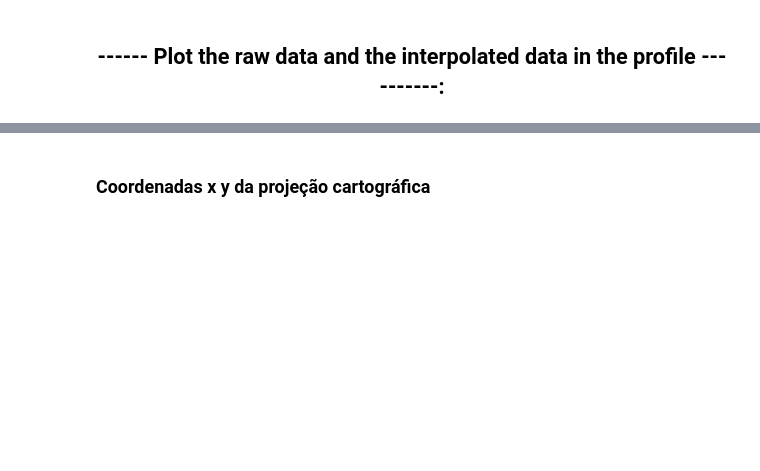
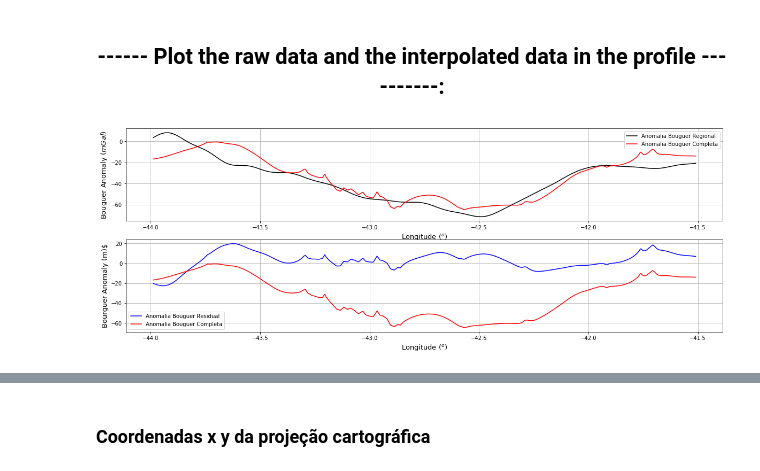
Before and after one commit to MathewsAndrade/Mathews_codes, a Jupyter notebook: data_barreirinhas2.ipynb, the cells around one changed output, grey strips where cells are left out. Cells and saved outputs as stored; diff of their text form; code cells hidden in the pictures; blank space fills up the shorter version.

Commit message:
Correct residual computation from satelite data (ICGEM). User-defined point calculations. Checked!

```diff
--- a/data_barreirinhas2.ipynb
+++ b/data_barreirinhas2.ipynb
@@ -17,20 +17,21 @@ import utm
 # %%
 # importacao das funções externas ao anaconda:
 from modules.auxiliars import inv_power_dist
+# %%
+# Diretorios das maquinas do Rod e do Mat:
+
+caminhomat= '../dados_reais/'
+caminhorod= '../dados_reais/Barreirinhas/'
 # %%
 # leitura dos dados via pandas e via numpy:
+
 # 1) dados do nielsen:
-data = pd.read_table('../dados_reais/Barreirinhas/data_barreirinhas.txt')
+data = pd.read_table (caminhomat + 'data_barreirinhas.txt')
+
 #print data
-# for Mathews PC:
-#data = pd.read_table('../dados_reais/data_barreirinhas.txt')
 
 # 2) dados de satelite (potzdam):
-lon_sat, lat_sat, gz_sat = np.loadtxt('../dados_reais/Barreirinhas/barreirinhas_satelite2.gdf',
-                                      skiprows=37, usecols=(0,1,2), unpack=True)
-# For Mathews PC:
-#lon_sat, lat_sat, gz_sat = np.loadtxt('../dados_reais/barreirinhas_satelite.gdf',
-#                                      skiprows=35, usecols=(0,1,3), unpack=True)
+lon_sat, lat_sat, gz_sat = np.loadtxt( caminhomat + 'barreirinhas_satelite.gdf', skiprows=35, usecols=(0,1,3), unpack=True)
 
 # variaveis para usar a funcao plota mapa:
 lon_sat = lon_sat -360.0  # correcao de quadrante
@@ -177,6 +195,9 @@ y = p[0]*lon + p[1] # sao os valores de latitude para o perfil.
+# %%
+# Perfil dos dados de satelite:
+lonp, latp, gzp = np.loadtxt(caminhomat+'reg_perfil_sat.DAT', skiprows=36, usecols=(1,2,4), unpack=True )
 # %%
 # interpolação pelo inverso da potencia da distancia para computar a anomalia da gravidade no perfil ajustado:
-gzi = inv_power_dist(lon, lat, gz, lon, y, 2.0)
-#gzi_reg = griddata( (lon_sat, lat_sat), (gz_sat), (lon,y), method="cubic" )
+gzi = inv_power_dist (lon, lat, gz, lon, y, 2.0)
+res = gzi - gzp # gzi = Anom bouguer completa
 # %%
 # interpolacao da topografia para anexar ao arquivo de dados em perfil:
@@ -186,24 +207,26 @@ elevi = inv_power_dist(lon, lat, elev, lon, y, 2.0)
 # %%
 # ------------ set figure size: ------------------------------------------#
 plt.close('all')
 
 #### ATENÇÃO À ESCALA DAS FIGURAS!!!!! #########
 fig = plt.figure(figsize=(20,7), facecolor='w')
 plt.subplot(2,1,1)
 
-plt.plot(lon,gzi,'*k', label='Interpolated')
-plt.plot(lon,gz,'+r', label='Raw')
+plt.plot(lon,gzp,'-k', label='Anomalia Bouguer Regional')
+plt.plot(lon,gzi,'-r', label='Anomalia Bouguer Completa')
 plt.xlabel('Longitude ($^o$)', fontsize = 13)
 plt.ylabel('Bouguer Anomaly $(mGal)$', fontsize = 13)
 plt.legend()
 plt.grid()
 ###########################################################################################################################
 
 plt.subplot(2,1,2)
-plt.plot(lon,elevi,'-b', label='Interpolated')
-plt.plot(lon,elev,'*y', label='Raw')
+plt.plot(lon,res,'-b', label='Anomalia Bouguer Residual')
+plt.plot(lon,gzi,'-r', label='Anomalia Bouguer Completa')
 plt.xlabel('Longitude ($^o$)', fontsize = 13)
-plt.ylabel('Elevation (m)$', fontsize = 13)
+plt.ylabel('Bourguer Anomaly (m)$', fontsize = 13)
 plt.legend()
 plt.grid()
 plt.show()
+# %% [output]
+[figure, added]
```
Also changed, not shown: parts of 19 cells of this notebook.
